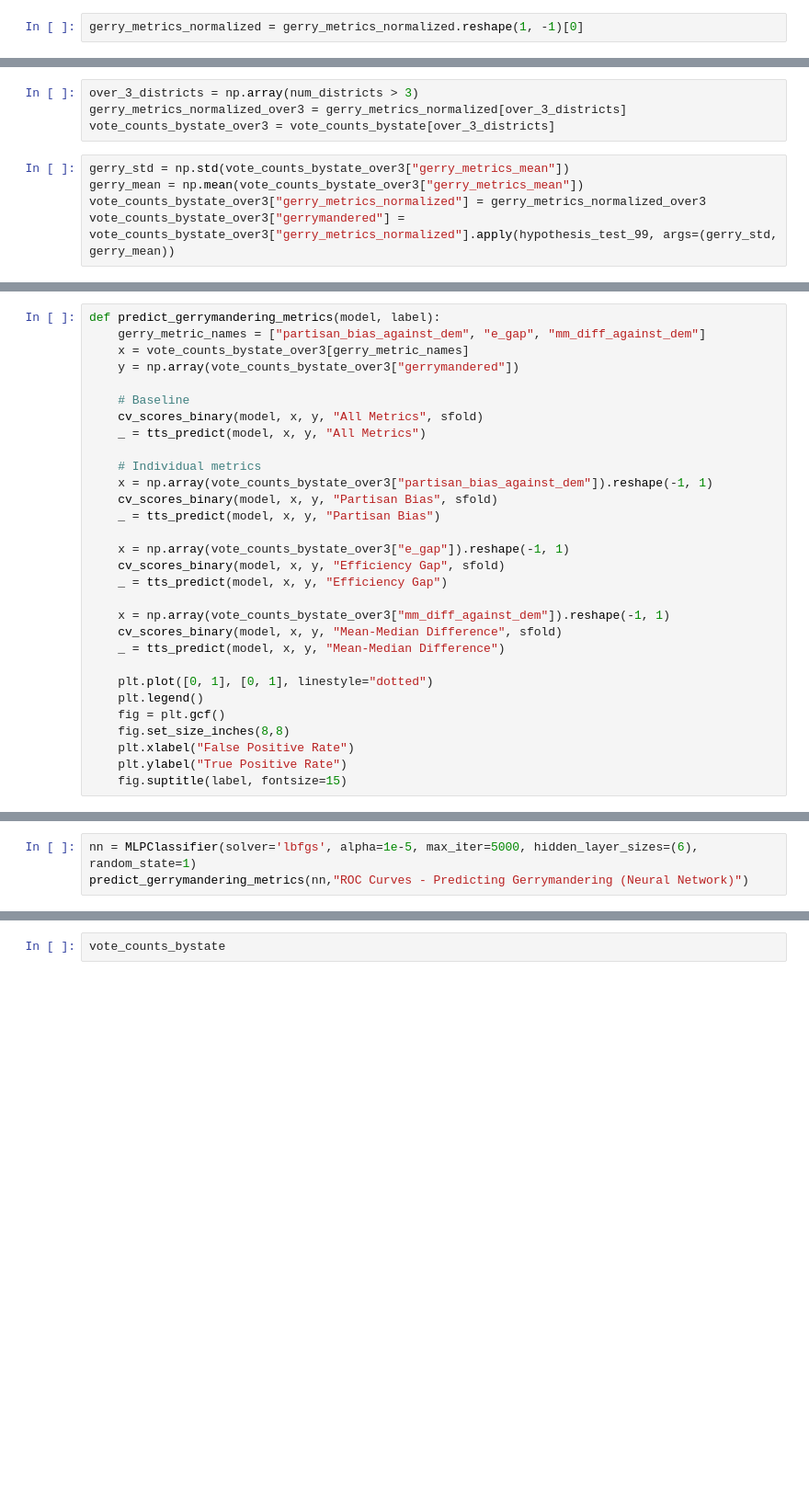
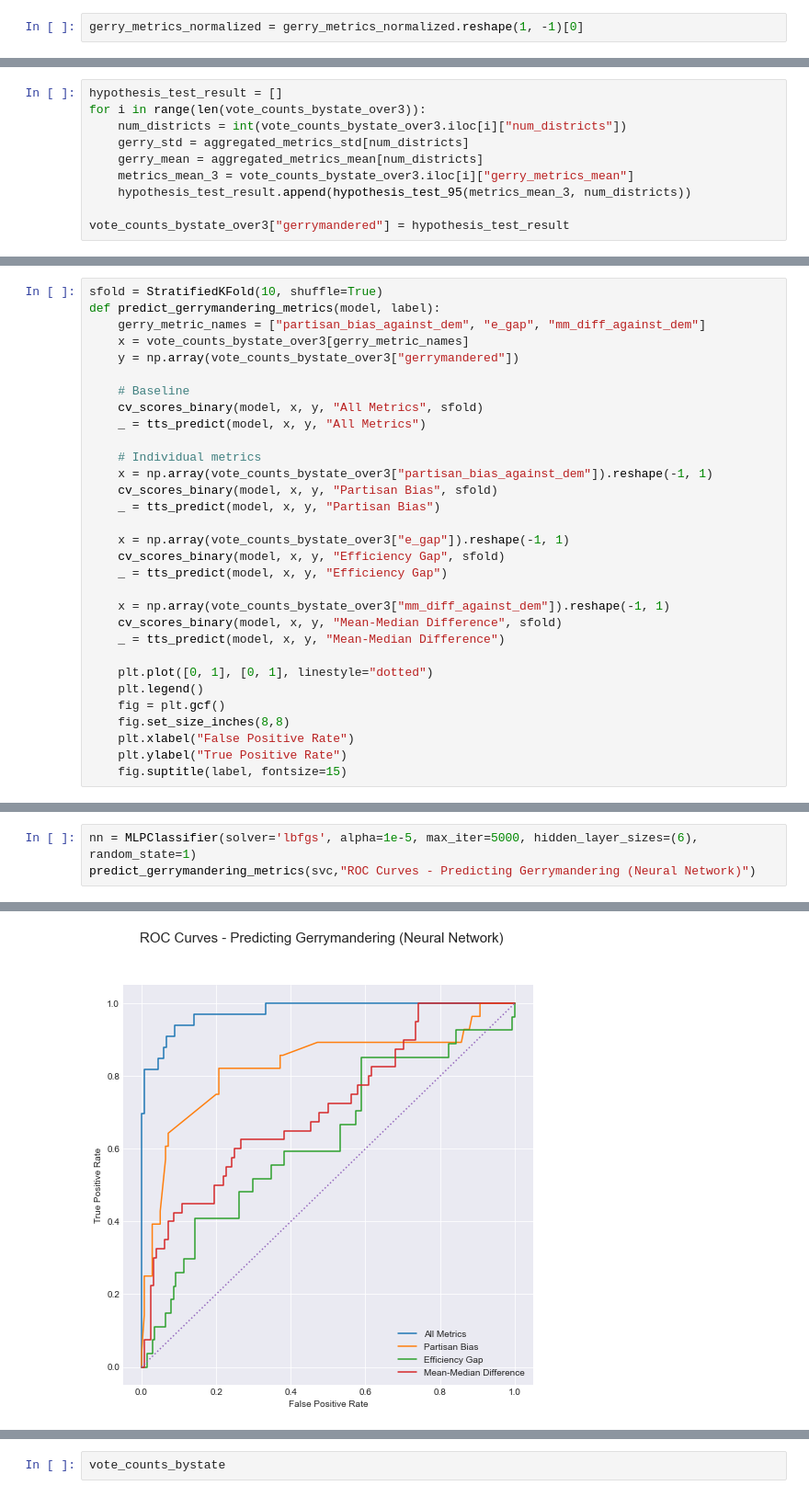
Before and after one commit to dpalencia/cs541g3, a Jupyter notebook: Gerrymandering Data Analysis.ipynb, the cells around one changed output, grey strips where cells are left out. Shown at 92% size. Saved outputs shown, nothing was run; the diff lists cells and outputs as text; blank space fills up the shorter version.

```diff
--- a/Gerrymandering Data Analysis.ipynb
+++ b/Gerrymandering Data Analysis.ipynb
@@ -878,12 +893,13 @@ def hypothesis_test_99(num, std, mean):
         return True
     else:
         return False
-# %%
-over_3_districts = np.array(num_districts > 3)
-gerry_metrics_normalized_over3 = gerry_metrics_normalized[over_3_districts]
-vote_counts_bystate_over3 = vote_counts_bystate[over_3_districts]
-# %%
-gerry_std = np.std(vote_counts_bystate_over3["gerry_metrics_mean"])
-gerry_mean = np.mean(vote_counts_bystate_over3["gerry_metrics_mean"])
-vote_counts_bystate_over3["gerry_metrics_normalized"] = gerry_metrics_normalized_over3
-vote_counts_bystate_over3["gerrymandered"] = vote_counts_bystate_over3["gerry_metrics_normalized"].apply(hypothesis_test_99, args=(gerry_std, gerry_mean))
+# %%
+hypothesis_test_result = []
+for i in range(len(vote_counts_bystate_over3)):
+    num_districts = int(vote_counts_bystate_over3.iloc[i]["num_districts"])
+    gerry_std = aggregated_metrics_std[num_districts]
+    gerry_mean = aggregated_metrics_mean[num_districts]
+    metrics_mean_3 = vote_counts_bystate_over3.iloc[i]["gerry_metrics_mean"]
+    hypothesis_test_result.append(hypothesis_test_95(metrics_mean_3, num_districts))
+
+vote_counts_bystate_over3["gerrymandered"] = hypothesis_test_result
@@ -892,4 +918,5 @@ vote_counts_bystate_over3["gerrymandered"].value_counts()
 # %%
+sfold = StratifiedKFold(10, shuffle=True)
 def predict_gerrymandering_metrics(model, label):
     gerry_metric_names = ["partisan_bias_against_dem", "e_gap", "mm_diff_against_dem"]
     x = vote_counts_bystate_over3[gerry_metric_names]
@@ -924,3 +973,4 @@ predict_gerrymandering_metrics(rf_model, 'ROC Curves - Predicting Gerrymandering
 # %%
 nn = MLPClassifier(solver='lbfgs', alpha=1e-5, max_iter=5000, hidden_layer_sizes=(6), random_state=1)
-predict_gerrymandering_metrics(nn,"ROC Curves - Predicting Gerrymandering (Neural Network)")
+predict_gerrymandering_metrics(svc,"ROC Curves - Predicting Gerrymandering (Neural Network)")
+# %% [output]
@@ -926,0 +997 @@ predict_gerrymandering_metrics(nn,"ROC Curves - Predicting Gerrymandering (Neura
+[figure, added]
```
Also changed, not shown: parts of 31 cells of this notebook.
